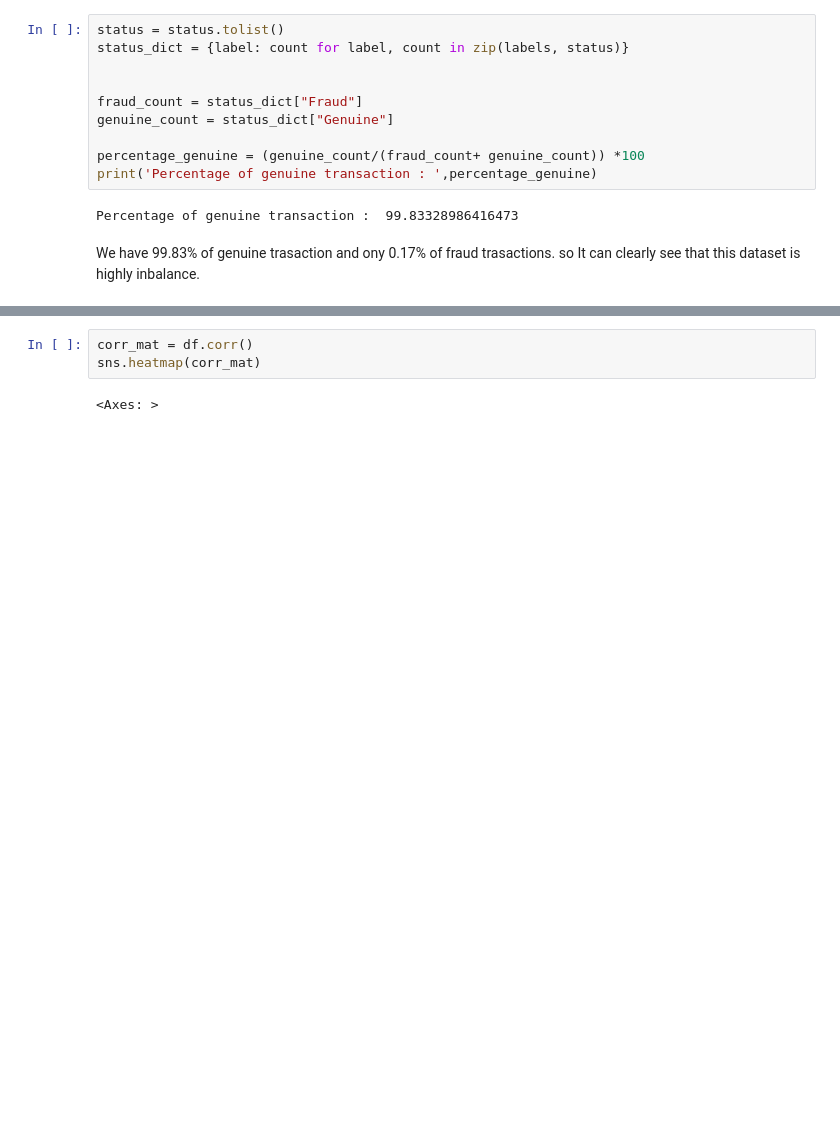
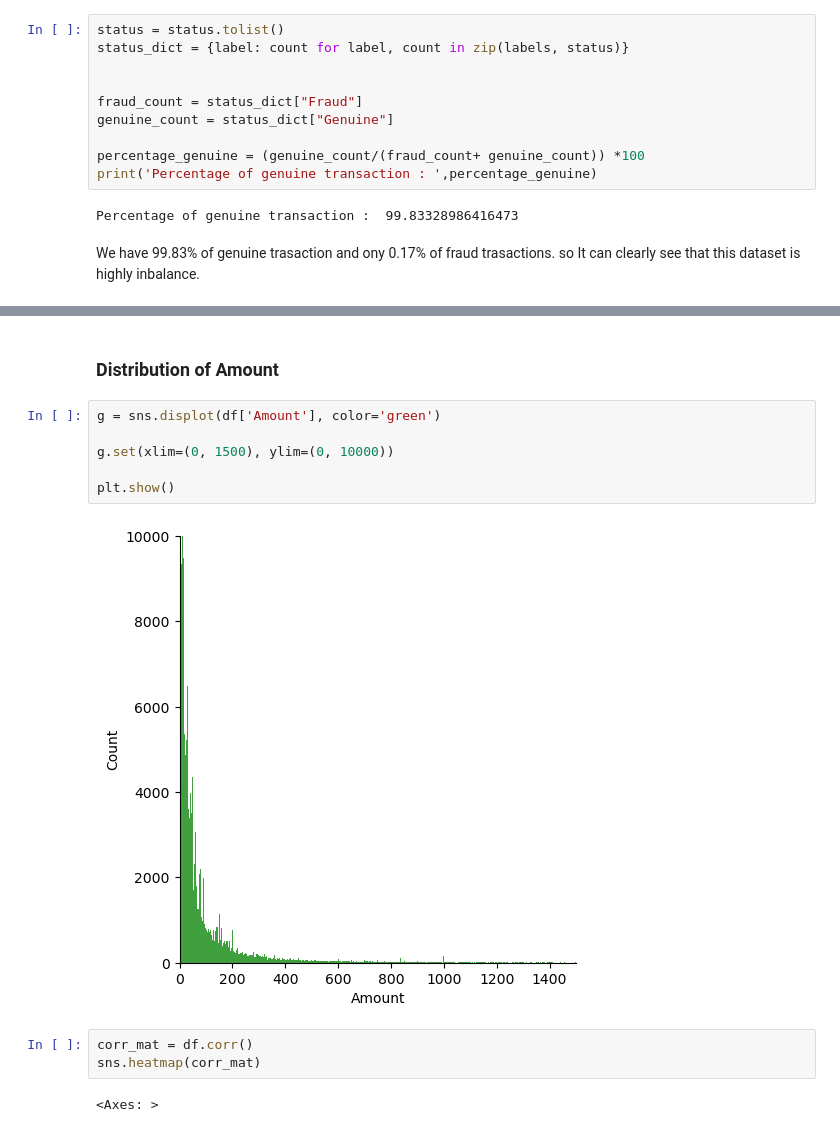
Before and after one commit to s17465ravindu/Dynamic-fraud-detection-in-streaming-financial-data, a Jupyter notebook: Src/EDA.ipynb, the cells around one changed output, grey strips where cells are left out. Cells and saved outputs as stored; diff of their text form; blank space fills up the shorter version.

```diff
--- a/Src/EDA.ipynb
+++ b/Src/EDA.ipynb
@@ -125,3 +162,13 @@ We have 99.83% of genuine trasaction and ony 0.17% of fraud trasactions. so It c
+# %% [markdown]
+### Distribution of Amount
+# %%
+g = sns.displot(df['Amount'], color='green')
+
+g.set(xlim=(0, 1500), ylim=(0, 10000))
+
+plt.show()
+# %% [output]
+[figure, added]
 # %%
 corr_mat = df.corr()
 sns.heatmap(corr_mat)
```
Also changed, not shown: parts of 6 cells of this notebook.
